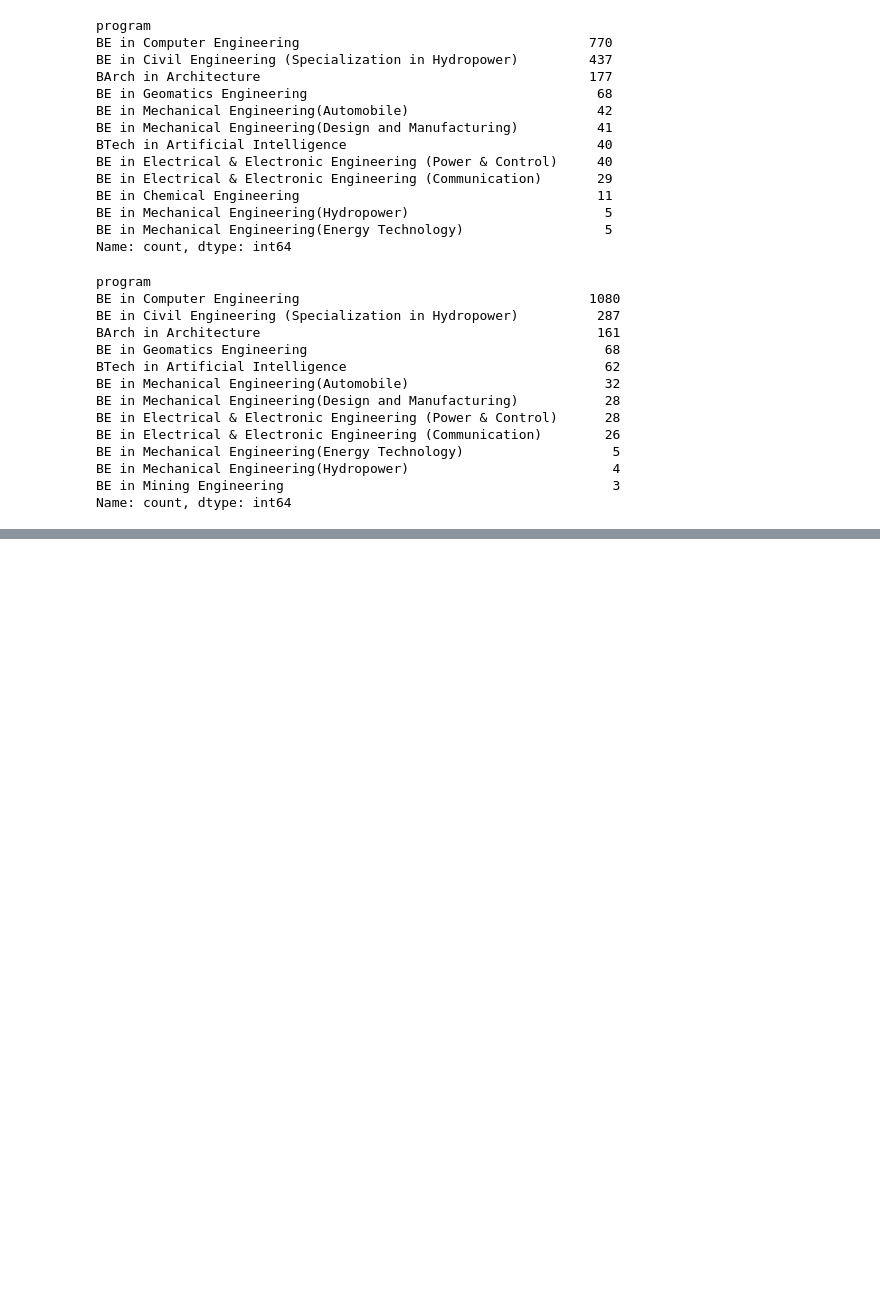
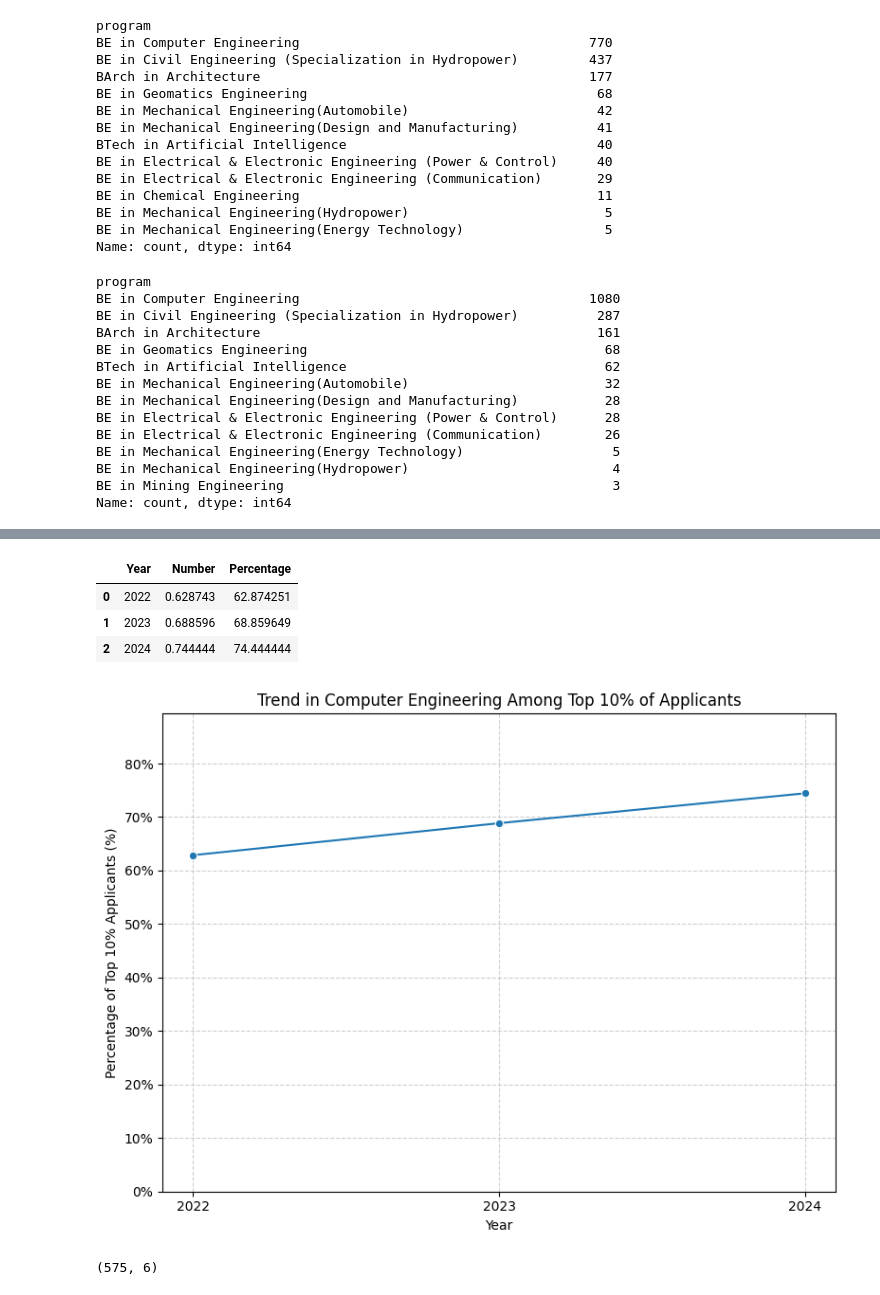
Before and after one commit to atrociousdinner/EDA_on_KUCBT_score, a Jupyter notebook: kucbt_eda.ipynb, the cells around one changed output, grey strips where cells are left out. Cells and saved outputs as stored; diff of their text form; code cells hidden in the pictures; blank space fills up the shorter version.

```diff
--- a/kucbt_eda.ipynb
+++ b/kucbt_eda.ipynb
@@ -129,0 +512,40 @@ df_2024
+# %%
+q90_comp_2022 = (q90_2022['program'].str.contains('Computer').sum()) / len(q90_2022)
+q90_comp_2023 = (q90_2023['program'].str.contains('Computer').sum()) / len(q90_2023)
+q90_comp_2024 = (q90_2024['program'].str.contains('Computer').sum()) / len(q90_2024)
+q90_comp = [q90_comp_2022, q90_comp_2023, q90_comp_2024]
+# %%
+q90_comp_plot = pd.DataFrame({
+    'Year': [2022, 2023, 2024],
+    'Number': q90_comp
+})
+
+q90_comp_plot['Percentage'] = q90_comp_plot['Number']*100
+q90_comp_plot
+# %% [output]
+|  | Year | Number | Percentage |
+| 0 | 2022 | 0.628743 | 62.874251 |
+| 1 | 2023 | 0.688596 | 68.859649 |
+| 2 | 2024 | 0.744444 | 74.444444 |
+# %%
+plt.figure(figsize = (8, 6))
+
+
+ax2 = sns.lineplot(data = q90_comp_plot, x = 'Year', y = 'Number', marker = 'o')
+plt.title('Trend in Computer Engineering Among Top 10% of Applicants')
+plt.xticks([2022, 2023, 2024])
+plt.xlabel('Year')
+ax2.yaxis.set_major_formatter(PercentFormatter(1.0))
+plt.ylabel('Percentage of Top 10% Applicants (%)')
+plt.ylim(0, max(q90_comp) * 1.2)
+plt.tight_layout()
+plt.grid(True, linestyle='--', alpha=0.6)
+plt.show()
+# %% [output]
+[figure, added]
+# %%
+q90 = pd.concat([q90_2022, q90_2023, q90_2024])
+q90 =  q90.drop('first_name', axis = 1)
+q90.shape
+# %% [output]
+(575, 6)
```
Also changed, not shown: parts of 63 cells of this notebook, 2 other files.
